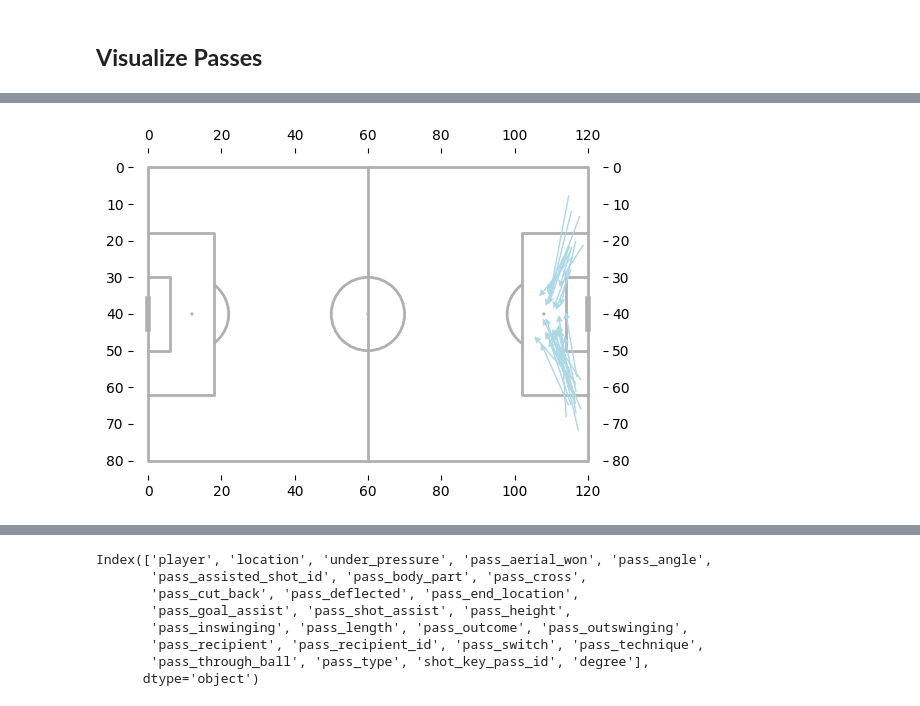
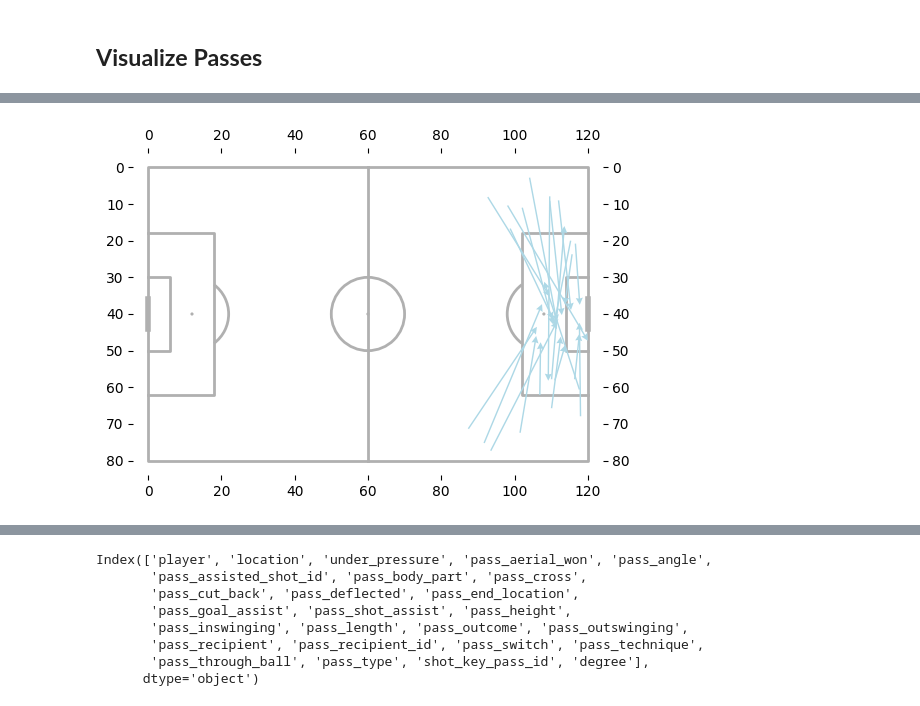
Before and after one commit to allorenz/football-player-similarity, a Jupyter notebook: src/passing.ipynb, the cells around one changed output, grey strips where cells are left out. Drawn from its saved outputs; the diff is of its cells as text; code cells hidden in the pictures.

```diff
--- a/src/passing.ipynb
+++ b/src/passing.ipynb
@@ -189,0 +490,9 @@ df.head()
+# %%
+total_stats = player_under_pressure_grouping.groupby('player').sum()
+player_under_pressure_grouping = player_under_pressure_grouping.add_prefix('up_')
+player_under_pressure_grouping = player_under_pressure_grouping.reset_index()
+player_under_pressure_grouping = player_under_pressure_grouping[player_under_pressure_grouping["under_pressure"] == True]
+player_under_pressure_grouping = player_under_pressure_grouping.drop("under_pressure", axis=1)
+
+player_stats = pd.merge(left=total_stats, right=player_under_pressure_grouping, on="player")
+display(player_stats), print(player_stats.columns)
@@ -248,7 +706,7 @@ def is_ball_moving_vertical(angle, max_tolerance=40):
     normalized_angle = (angle * (180/PI))
     return  max_tolerance >= abs(normalized_angle)
 
-def is_ball_moving_horizontal(angle, min_tolerance=75, max_tolerance=105):
+def is_horizontal_pass(angle, min_tolerance=75, max_tolerance=105):
     """
     Checks if the ball's movement is primarily horizontal based on the angle between the pass direction and the x-axis.
 
@@ -262,6 +720,34 @@ def is_ball_moving_horizontal(angle, min_tolerance=75, max_tolerance=105):
     """
     normalized_angle = (angle * (180/PI))
     return  max_tolerance >= abs(normalized_angle) >= min_tolerance
+
+def is_progressive_pass(angle, tolerance=75):
+    """
+    Checks if the ball's movement angle (in radians) is a progressive pass and within the allowed range of angle towards the goal.
+
+    Parameters:
+    - angle (float): The angle in radians (from arctan of y/x).
+    - tolerance (float): Maximum angle in degrees (default is 70°).
+
+    Returns:
+    - bool: True if the angle is within the tolerance, False otherwise.
+    """
+    normalized_angle = angle * (180 / PI)
+    return abs(normalized_angle) < tolerance
+
+def is_backward_pass(angle, tolerance=105):
+    """
+    Checks if the ball's movement angle (in radians) is a defensive pass and within the allowed range of angle towards the own goal.
+
+    Parameters:
+    - angle (float): The angle in radians (from arctan of y/x).
+    - tolerance (float): Maximum angle in degrees (default is 70°).
+
+    Returns:
+    - bool: True if the angle is within the tolerance, False otherwise.
+    """
+    normalized_angle = angle * (180 / PI)
+    return abs(normalized_angle) > tolerance
 
 
 def is_ex_inside_goal_area(location):
@@ -303,33 +789,6 @@ def is_ex_inside_attacking_third(location):
         attacking_third_start = 2 * (pitch_width / 3)
         return (attacking_third_start <= x <= pitch_width)  # Stop before penalty area
 
-def is_progressive_pass(angle, tolerance=75):
-    """
-    Checks if the ball's movement angle (in radians) is a progressive pass and within the allowed range of angle towards the goal.
-
-    Parameters:
-    - angle (float): The angle in radians (from arctan of y/x).
-    - tolerance (float): Maximum angle in degrees (default is 70°).
-
-    Returns:
-    - bool: True if the angle is within the tolerance, False otherwise.
-    """
-    normalized_angle = angle * (180 / PI)
-    return abs(normalized_angle) < tolerance
-
-def is_backward_pass(angle, tolerance=105):
-    """
-    Checks if the ball's movement angle (in radians) is a defensive pass and within the allowed range of angle towards the own goal.
-
-    Parameters:
-    - angle (float): The angle in radians (from arctan of y/x).
-    - tolerance (float): Maximum angle in degrees (default is 70°).
-
-    Returns:
-    - bool: True if the angle is within the tolerance, False otherwise.
-    """
-    normalized_angle = angle * (180 / PI)
-    return abs(normalized_angle) > tolerance
 
 def is_in_edge_of_the_box(location):
     pitch_width = 120
@@ -359,7 +818,7 @@ passing = df[df["location"].apply(is_ex_inside_attacking_third) & (df["pass_end_
 
 # GCA - low horizontal passes into penalty area (except corners)
 
-passing = df.loc[df["pass_angle"].apply(is_ball_moving_horizontal) & (df["location"].apply(is_ex_inside_attacking_third))
+passing = df.loc[df["pass_angle"].apply(is_horizontal_pass) & (df["location"].apply(is_ex_inside_attacking_third))
                  & (df["pass_end_location"].apply(is_in_penalty_area)) & (df["pass_type"] != "Corner")
                  & (df["pass_height"] == "Ground Pass"), :]
 
@@ -399,7 +858,7 @@ passing = df.loc[(( df["degree"] >= (-40) ) & (df["degree"] <= (40)) & (df["pass
 
 
 # GCA - flanke/high/chip horizontal passes into penalty area (except corners)
-passing = df.loc[ (df["pass_angle"].apply(is_ball_moving_horizontal))  & (df["location"].apply(is_ex_inside_attacking_third))
+passing = df.loc[ (df["pass_angle"].apply(is_horizontal_pass))  & (df["location"].apply(is_ex_inside_attacking_third))
                  & (df["pass_end_location"].apply(is_in_penalty_area)) & (df["pass_type"] != "Corner")
                  & (df["pass_height"] == "High Pass"), :]
 
@@ -430,9 +889,15 @@ passing = df.loc[(df["pass_angle"].apply(is_ball_moving_vertical)) &  (df["pass_
 passing = df.loc[(df["pass_angle"].apply(is_ball_moving_vertical)) &  (df["pass_end_location"].apply(is_in_edge_of_the_box))
 & (df["pass_type"] != "Corner")  & (df["pass_height"] == "High Pass"), :]
 
+
+# cut_back_into_edge_of_the_box
+passing = df.loc[(df["pass_cut_back"] == True) & (df["pass_end_location"].apply(is_in_edge_of_the_box)), :] # (df["pass_cut_back"] == True)
+
+
 """
 
-passing = df.loc[(df["pass_cut_back"] == True) & (df["pass_end_location"].apply(is_in_edge_of_the_box)), :]
+# GCA - deep (long) low vertical pass from middle third into penalty area   (except corners)
+passing = df.loc[ df["pass_cross"] == True , :]
 
 if MATCH:
     start_location = np.vstack([passes for passes in passing["location"]])
@@ -464 +927 @@ float64
-[figure, old version]
+[figure, new version]
```
Also changed, not shown: parts of 21 cells of this notebook, 4 other files.
